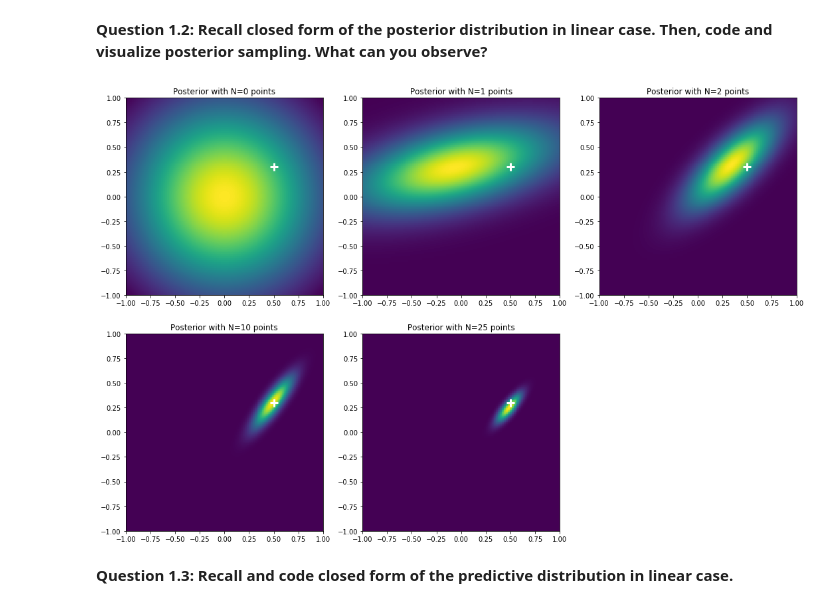
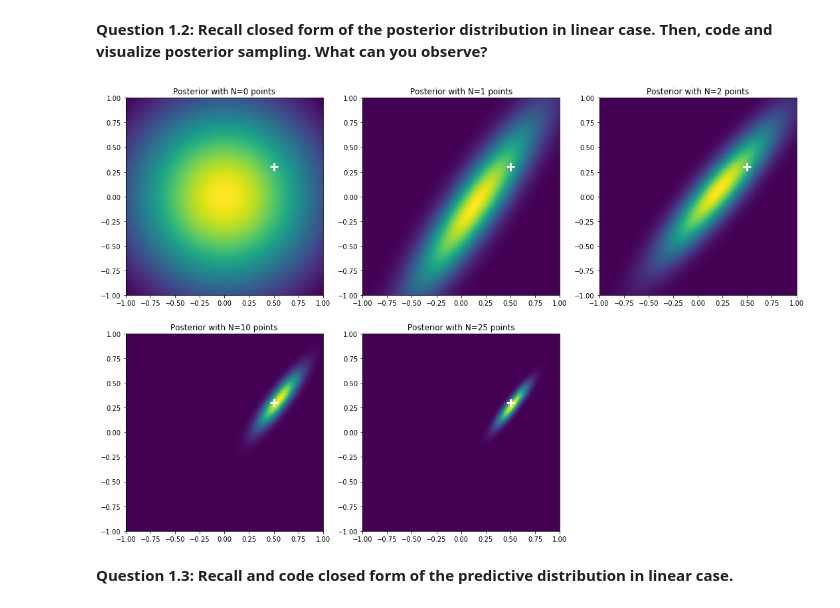
Before and after one commit to rogerlucena/rdfia, a Jupyter notebook: TDs/bloc-3/TP1_Bayesian_Linear_Regression.ipynb, the cells around one changed output. Drawn from its saved outputs; the diff is of its cells as text; code cells hidden in the pictures.

```diff
--- a/TDs/bloc-3/TP1_Bayesian_Linear_Regression.ipynb
+++ b/TDs/bloc-3/TP1_Bayesian_Linear_Regression.ipynb
@@ -154,44 +155,43 @@ tphi:
 **Question 1.2: Recall closed form of the posterior distribution in linear case. Then, code and visualize posterior sampling. What can you observe?**
 # %%
 #TO DO: Code and visualize posterior sampling by completing code below
-alpha = 2.0
-beta = 1/(2*0.2**2)
+alpha = dataset_linear['ALPHA']
+beta = dataset_linear['BETA']
 
 plt.figure(figsize=(15,10))
 for count,n in enumerate([0,1,2,10,len(dataset_linear['X_train'])]):
     cur_data = dataset_linear['X_train'][:n]
     cur_lbl = dataset_linear['y_train'][:n]
     meshgrid = np.arange(-1, 1.01, 0.01)
     w = np.zeros((2,1))
     posterior = np.zeros((meshgrid.shape[0],meshgrid.shape[0]))
 
-    # TO DO: code mu_N and sigma_N
+    # TO DO: code mu_n and sigma_N
     phi = phi_linear(cur_data)
     p = phi.shape[1]-1
 
     sigma_N_inv = alpha*np.eye(p+1) + beta * phi.transpose() @ phi # p+1 x p+1
     sigma_N = np.linalg.inv(sigma_N_inv)
     mu_N = beta * sigma_N @ phi.T @ cur_lbl
 
     # Compute values on meshgrid
     for i in range(meshgrid.shape[0]):
         for j in range(meshgrid.shape[0]):
             w[0,0] = meshgrid[i]
             w[1,0] = meshgrid[j]
-            posterior[i,j] = np.exp(-0.5* np.dot(np.dot((w-mu_N.reshape(2,1)).T, np.linalg.inv(sigma_N)) , (w-mu_N.reshape(2,1)) ) )
+            posterior[i,j] = np.exp(-0.5* np.dot(np.dot((w-mu_N.reshape(2,1)).T, np.linalg.inv(sigma_N)), (w-mu_N.reshape(2,1)) ) )
     Z = 1.0 / ( np.sqrt(2*np.pi* np.linalg.det(sigma_N) ) )
     posterior[:,:] /= Z
 
     # Plot posterior with n points
     plt.subplot(231+count)
     plt.imshow(posterior, extent=[-1,1,-1,1])
     plt.plot(0.5,0.3, '+', markeredgecolor='white', markeredgewidth=3, markersize=12)
     plt.title('Posterior with N={} points'.format(n))
-
 plt.tight_layout()
 plt.show()
 # %% [output]
-[figure, old version]
+[figure, new version]
 # %% [markdown]
 **Question 1.3: Recall and code closed form of the predictive distribution in linear case.**
 # %%
```
Also changed, not shown: parts of 18 cells of this notebook, 7 other files.
